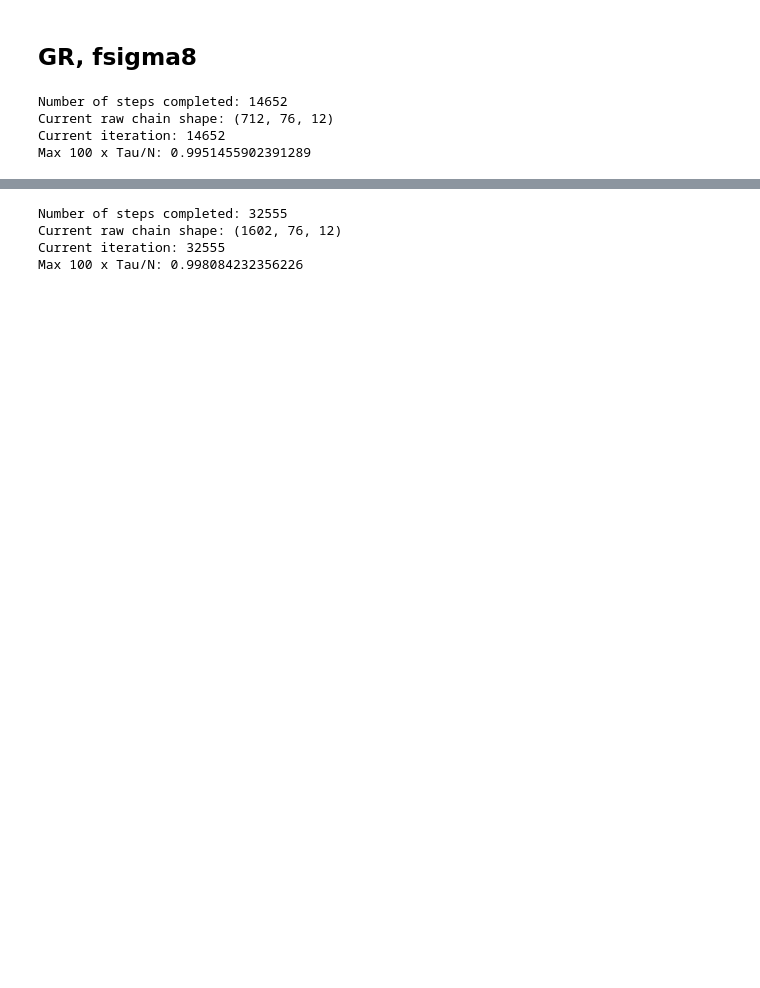
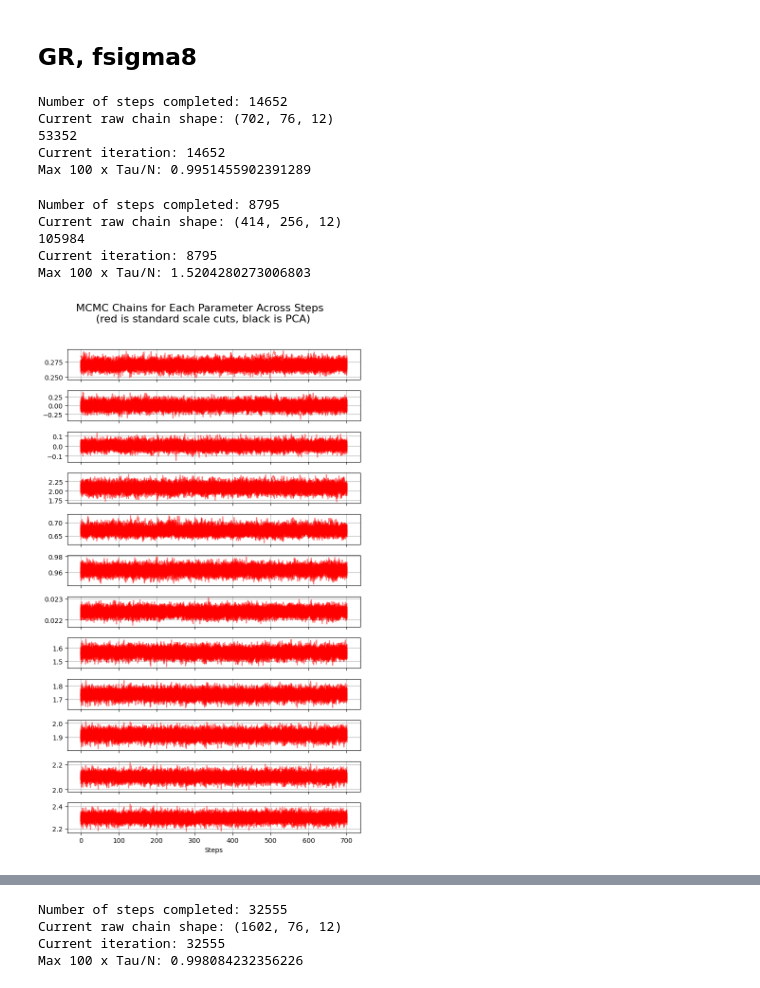
Before and after one commit to CarolaZano/PCA_project, a Jupyter notebook: Parameter_inference_GR/Read_emcee_progress.ipynb, the cells around one changed output, grey strips where cells are left out. Saved outputs shown, nothing was run; the diff lists cells and outputs as text; code cells hidden in the pictures; blank space fills up the shorter version.

```diff
--- a/Parameter_inference_GR/Read_emcee_progress.ipynb
+++ b/Parameter_inference_GR/Read_emcee_progress.ipynb
@@ -528,7 +841,6 @@ for i in range(len(axes)):
 # Read the HDF5 file (note: no need to reset the backend here)
 #filename = "/home/c2042999/PCA_project/Parameter_inference_GR/mcmc/mcmc_GR_muSigma_PCACuts_nofsigma8.h5"
 filename = "/scratch/c2042999/chains_final/mcmc_GR_muSigma_PCACuts.h5"
-
 while True:
     try:
         reader = emcee.backends.HDFBackend(filename, read_only=True)
@@ -543,8 +855,9 @@ n_steps_completed = reader.iteration
 print(f"Number of steps completed: {n_steps_completed}")
 
 # You can also manually access the raw chain and other properties
-raw_chain = reader.get_chain(discard=400, thin=20)#
+raw_chain = reader.get_chain(discard=600, thin=20)#
 print(f"Current raw chain shape: {raw_chain.shape}")
+print(len(raw_chain[0])*len(raw_chain))
 
 tau = reader.get_autocorr_time(tol=0)
 max_tau_ratio = np.max(tau * 100 / reader.iteration)
@@ -553,9 +866,76 @@ print("Current iteration: {}".format(reader.iteration))
 print("Max 100 x Tau/N: {}".format(max_tau_ratio))
 # %% [output]
 Number of steps completed: 14652
-Current raw chain shape: (712, 76, 12)
+Current raw chain shape: (702, 76, 12)
+53352
 Current iteration: 14652
 Max 100 x Tau/N: 0.9951455902391289
+# %%
+# Read the HDF5 file (note: no need to reset the backend here)
+#filename = "/home/c2042999/PCA_project/Parameter_inference_GR/mcmc/mcmc_GR_muSigma_PCACuts_nofsigma8.h5"
+filename = "/scratch/c2042999/chains_final/mcmc_GR_muSigma_PCACuts_4trainingtheories.h5"
+while True:
+    try:
+        reader = emcee.backends.HDFBackend(filename, read_only=True)
+        break  # Exit the loop once file is read successfully
+    except BlockingIOError:
+        # Wait for some time before retrying
+        print("File is locked, retrying...")
+        time.sleep(0.1)  # Sleep for 1 second before trying again
+
+# Check how many steps have been completed so far
+n_steps_completed = reader.iteration
+print(f"Number of steps completed: {n_steps_completed}")
+
+# You can also manually access the raw chain and other properties
+raw_chain_4theories = reader.get_chain(discard=500, thin=20)#
+print(f"Current raw chain shape: {raw_chain_4theories.shape}")
+print(len(raw_chain_4theories[0])*len(raw_chain_4theories))
+
+tau = reader.get_autocorr_time(tol=0)
+max_tau_ratio = np.max(tau * 100 / reader.iteration)
+converged = max_tau_ratio < 1
+print("Current iteration: {}".format(reader.iteration))
+print("Max 100 x Tau/N: {}".format(max_tau_ratio))
+# %% [output]
+Number of steps completed: 8795
+Current raw chain shape: (414, 256, 12)
+105984
+Current iteration: 8795
+Max 100 x Tau/N: 1.5204280273006803
+# %%
+# Assuming `raw_chain` is the MCMC chain you have loaded from the file.
+n_steps, n_walkers, n_params = raw_chain.shape
+
+# Create a figure with subplots, one for each parameter
+fig, axes = plt.subplots(n_params, figsize=(7, n_params), sharex=True)
+
+# Iterate over each parameter and plot its evolution
+for i in range(n_params):
+    ax = axes[i]
+    for j in range(40):
+        ax.plot(raw_chain[:, j, i], alpha=0.5, color="r")  # Plot for each walker
+    #ax.plot(np.arange(len(raw_chain[:1000, 0, 0])), value1[i]*np.ones(len(raw_chain[:1000, 0, 0])), color="g")
+
+    """
+    ax.plot(np.arange(len(raw_chain_standardcuts[:, 0, 0])), value1[i]*np.ones(len(raw_chain_standardcuts[:, 0, 0])), color="g")
+    ax.plot(np.arange(len(raw_chain_standardcuts[:, 0, 0])), lower_value1[i]*np.ones(len(raw_chain_standardcuts[:, 0, 0])), color="g", linestyle="--")
+    ax.plot(np.arange(len(raw_chain_standardcuts[:, 0, 0])), upper_value1[i]*np.ones(len(raw_chain_standardcuts[:, 0, 0])), color="g", linestyle="--")
+    """
+    ax.grid()
+
+# Add a label for the shared x-axis (steps/iterations)
+axes[-1].set_xlabel("Steps")
+
+# Set the overall title and adjust layout
+plt.suptitle("MCMC Chains for Each Parameter Across Steps \n (red is standard scale cuts, black is PCA)", fontsize=16)
+plt.tight_layout(rect=[0, 0, 1, 0.96])
+
+# Show the plot
+#plt.savefig("chains_ESS-C_noparametrization.pdf", bbox_inches='tight')
+plt.show()
+# %% [output]
+[figure, added]
 # %%
 # Get the raw chain and log-probabilities
 raw_chain = reader.get_chain(flat=False)  # Unflattened chain: (steps, walkers, parameters)
```
Also changed, not shown: parts of 22 cells of this notebook, 18 other files.
